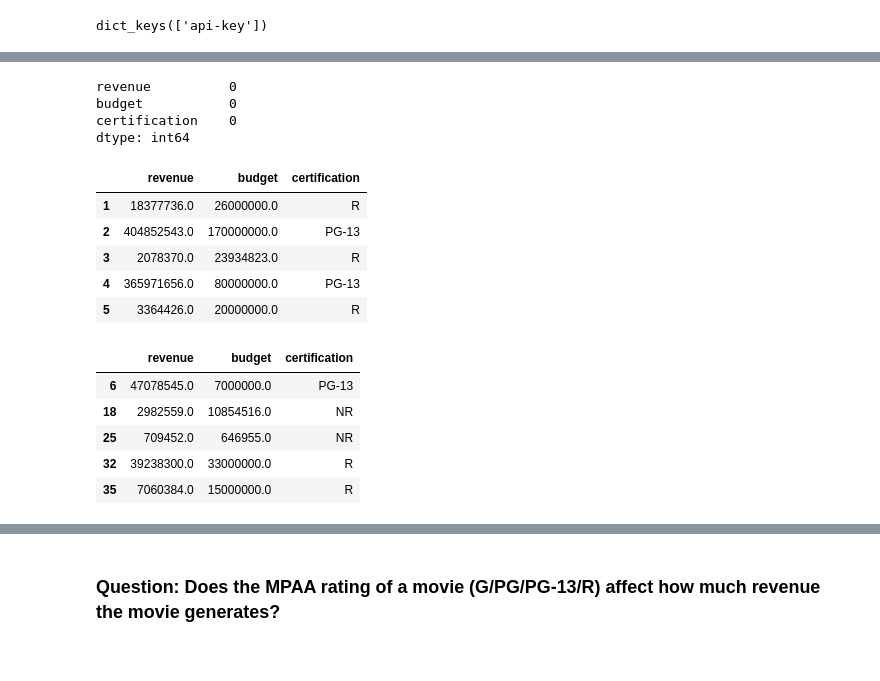
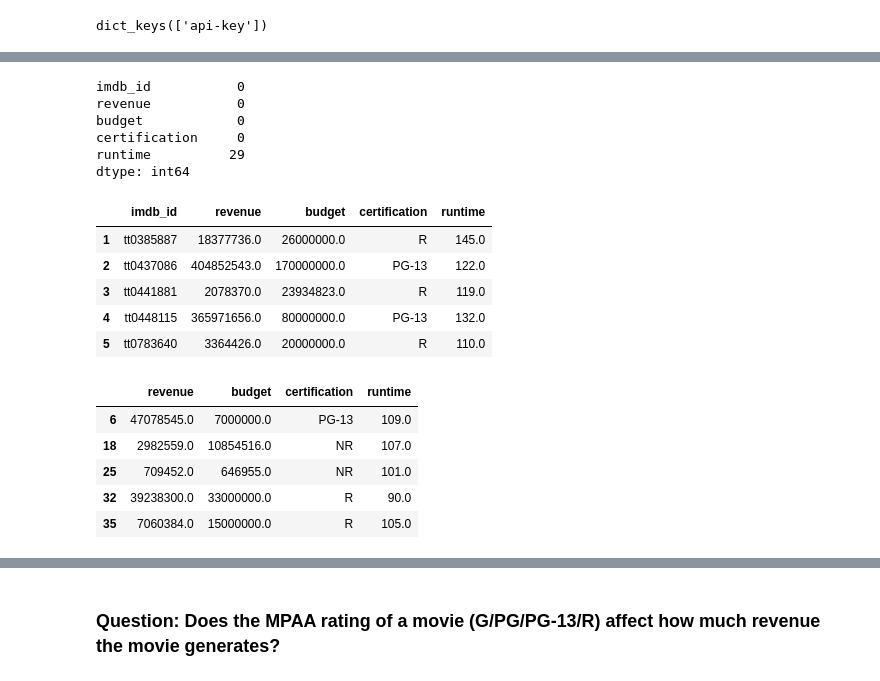
Before and after one commit to starkjones/IMDB-Queries, a Jupyter notebook: IMDB Queries Part 4.ipynb, the cells around one changed output, grey strips where cells are left out. Cells and saved outputs as stored; diff of their text form; code cells hidden in the pictures.

```diff
--- a/IMDB Queries Part 4.ipynb
+++ b/IMDB Queries Part 4.ipynb
@@ -56,0 +29,23 @@ year2019.head()
+# %%
+# Convert separate years to pandas DataFrames:
+
+year2019 = pd.DataFrame(jsonfile1)
+
+# Reduce the DataFrame down to 4 columns:
+year2019 = year2019[['imdb_id', 'revenue', 'budget', 'certification', 'runtime']]
+
+# Imputation:
+
+year2019['certification'].replace({'' : 'NR', '' : 'NR'}, inplace = True);
+
+year2019['certification'].fillna('NR', inplace =True)
+
+year2019['revenue'].fillna(0.0, inplace =True)
+
+year2019['budget'].fillna(round(year2019['budget'].mean(),2), inplace = True)
+
+year2019['runtime'].fillna(round(year2019['runtime'].mode(),2), inplace =True)
+
+# Check:
+
+year2019.head()
@@ -170,42 +185,46 @@ year2020.dropna(inplace = False)
 # %%
 year2019.isna().sum()
 # %% [output]
-revenue          0
-budget           0
-certification    0
+imdb_id           0
+revenue           0
+budget            0
+certification     0
+runtime          29
 dtype: int64
 # %%
 # Remove 2019 movies with 0 budget and 0 revneue:
 
 budget19 = year2019['budget'] !=0
 revenue19 = year2019['revenue'] !=0
+runtime = year2019['runtime'] !=0
 
-df19 = year2019[(year2019['budget'] !=0) & (year2019['revenue'] !=0)]
+df19 = year2019[(year2019['budget'] !=0) & (year2019['revenue'] !=0) & (year2019['runtime'] !=0)]
 
 df19.head()
 # %% [output]
-|  | revenue | budget | certification |
-| 1 | 18377736.0 | 26000000.0 | R |
-| 2 | 404852543.0 | 170000000.0 | PG-13 |
-| 3 | 2078370.0 | 23934823.0 | R |
-| 4 | 365971656.0 | 80000000.0 | PG-13 |
-| 5 | 3364426.0 | 20000000.0 | R |
+|  | imdb_id | revenue | budget | certification | runtime |
+| 1 | tt0385887 | 18377736.0 | 26000000.0 | R | 145.0 |
+| 2 | tt0437086 | 404852543.0 | 170000000.0 | PG-13 | 122.0 |
+| 3 | tt0441881 | 2078370.0 | 23934823.0 | R | 119.0 |
+| 4 | tt0448115 | 365971656.0 | 80000000.0 | PG-13 | 132.0 |
+| 5 | tt0783640 | 3364426.0 | 20000000.0 | R | 110.0 |
 # %%
 # Remove 2020 movies with 0 budget and 0 revneue:
 
 budget20 = year2020['budget'] !=0
 revenue20 = year2020['revenue'] !=0
+runtime = year2020['runtime'] !=0
 
-df20 = year2020[(year2020['budget'] !=0) & (year2020['revenue'] !=0)]
+df20 = year2020[(year2020['budget'] !=0) & (year2020['revenue'] !=0) & (year2020['runtime'] !=0)]
 
 df20.head()
 # %% [output]
-|  | revenue | budget | certification |
-| 6 | 47078545.0 | 7000000.0 | PG-13 |
-| 18 | 2982559.0 | 10854516.0 | NR |
-| 25 | 709452.0 | 646955.0 | NR |
-| 32 | 39238300.0 | 33000000.0 | R |
-| 35 | 7060384.0 | 15000000.0 | R |
+|  | revenue | budget | certification | runtime |
+| 6 | 47078545.0 | 7000000.0 | PG-13 | 109.0 |
+| 18 | 2982559.0 | 10854516.0 | NR | 107.0 |
+| 25 | 709452.0 | 646955.0 | NR | 101.0 |
+| 32 | 39238300.0 | 33000000.0 | R | 90.0 |
+| 35 | 7060384.0 | 15000000.0 | R | 105.0 |
 # %%
 # Combined DataFrame:
 
```
Also changed, not shown: parts of 37 cells of this notebook, 1 other file.
